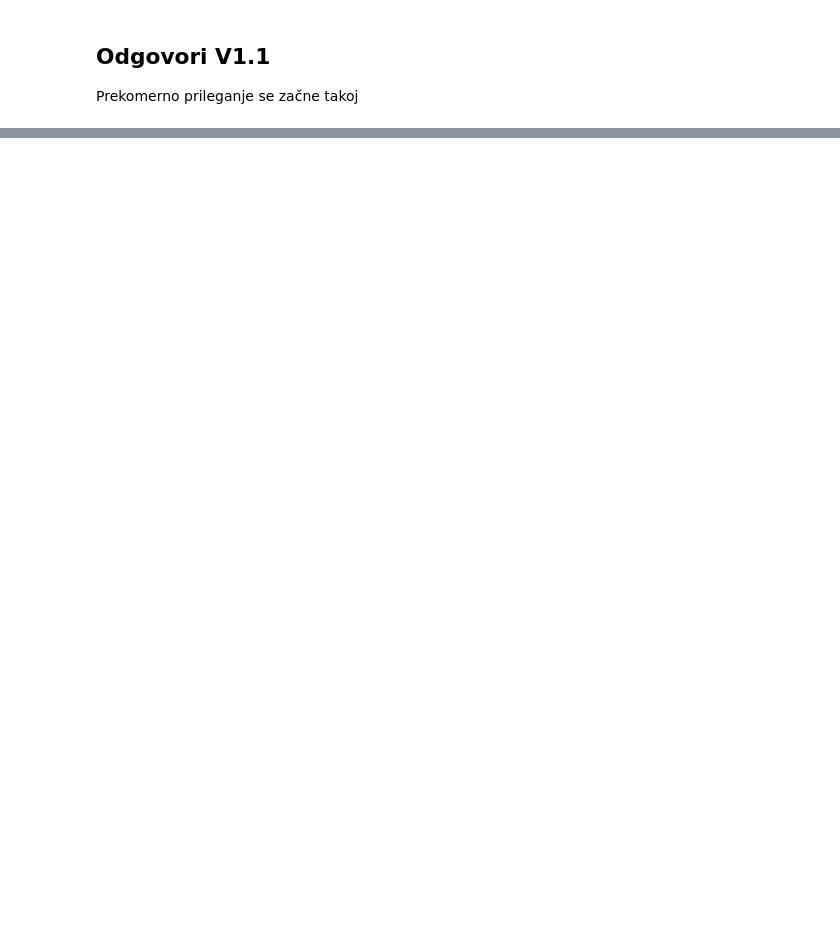
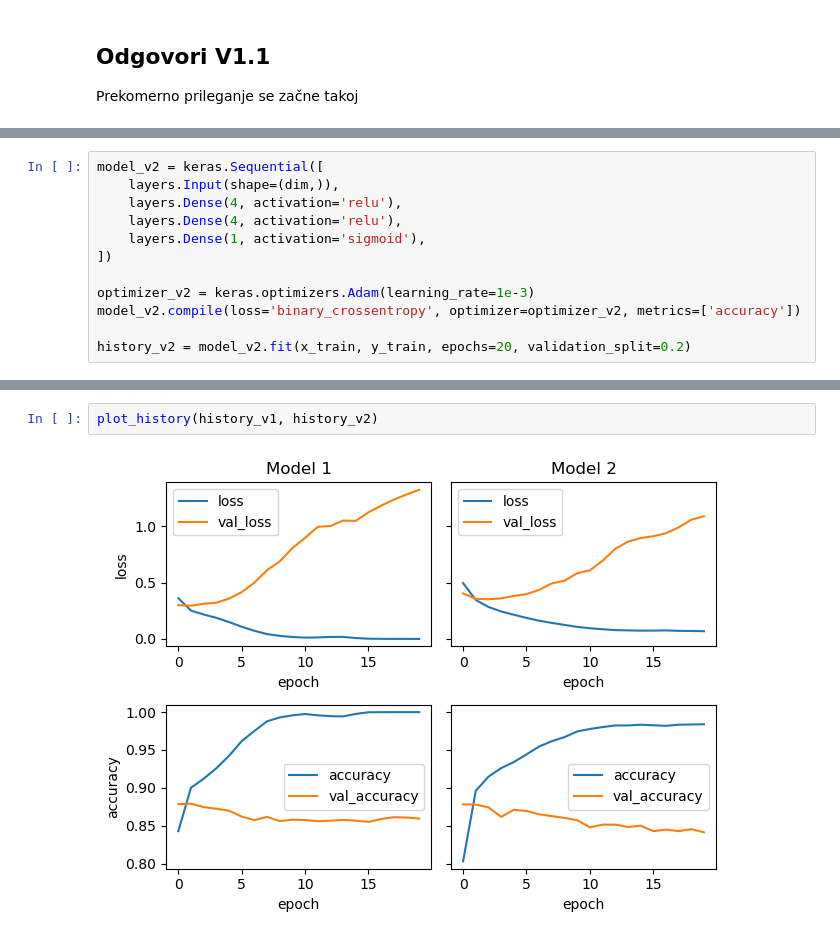
Before and after one commit to Potipecan/NAUGNM, a Jupyter notebook: V1.ipynb, the cells around one changed output, grey strips where cells are left out. Saved outputs shown, nothing was run; the diff lists cells and outputs as text; blank space fills up the shorter version.

```diff
--- a/V1.ipynb
+++ b/V1.ipynb
@@ -88,0 +96,12 @@ Prekomerno prileganje se začne takoj
+# %%
+model_v2 = keras.Sequential([
+    layers.Input(shape=(dim,)),
+    layers.Dense(4, activation='relu'),
+    layers.Dense(4, activation='relu'),
+    layers.Dense(1, activation='sigmoid'),
+])
+
+optimizer_v2 = keras.optimizers.Adam(learning_rate=1e-3)
+model_v2.compile(loss='binary_crossentropy', optimizer=optimizer_v2, metrics=['accuracy'])
+
+history_v2 = model_v2.fit(x_train, y_train, epochs=20, validation_split=0.2)
@@ -88,0 +126,4 @@ Prekomerno prileganje se začne takoj
+# %%
+plot_history(history_v1, history_v2)
+# %% [output]
+[figure, added]
```
Also changed, not shown: parts of 5 cells of this notebook.
